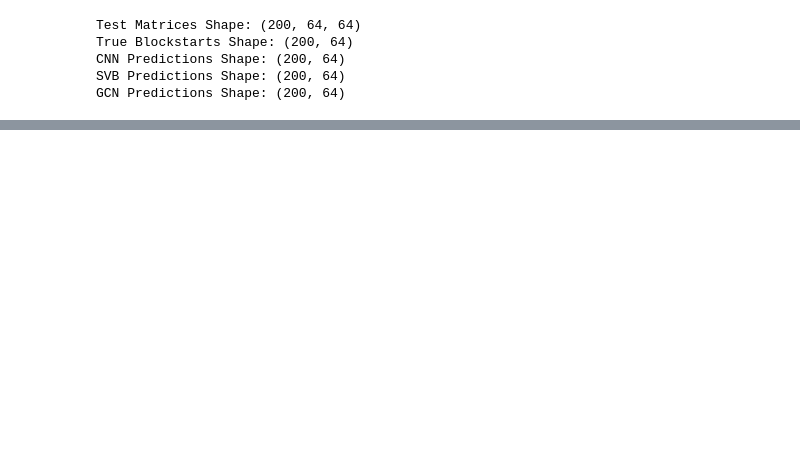
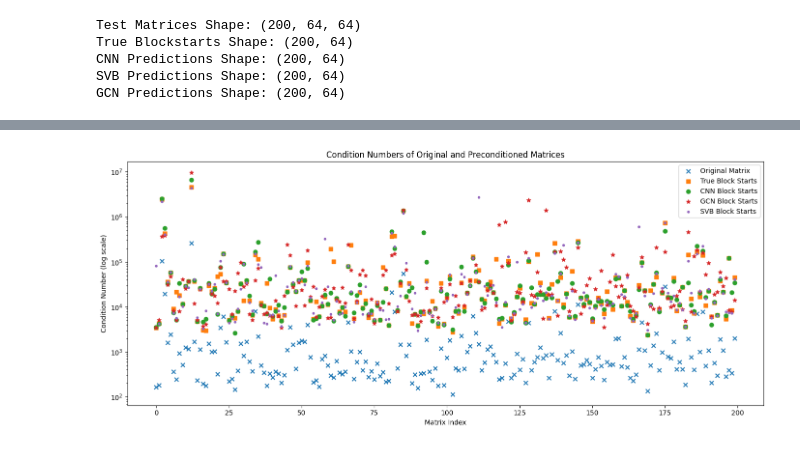
Before and after one commit to 24io/opencampus-ai-project, a Jupyter notebook: notebook_5_solving_with_GMRES.ipynb, the cells around one changed output, grey strips where cells are left out. Cells and saved outputs as stored; diff of their text form; code cells hidden in the pictures; blank space fills up the shorter version.

```diff
--- a/notebook_5_solving_with_GMRES.ipynb
+++ b/notebook_5_solving_with_GMRES.ipynb
@@ -261,0 +175,17 @@ condition_numbers_df = pd.DataFrame(results)
+# %%
+# Scatterplot of condition numbers
+plt.figure(figsize=(14, 6))
+plt.scatter(range(len(cond_orig)), cond_orig, label='Original Matrix', marker='x')
+plt.scatter(range(len(cond_true)), cond_true, label='True Block Starts', marker='s')
+plt.scatter(range(len(cond_cnn)), cond_cnn, label='CNN Block Starts', marker='o')
+plt.scatter(range(len(cond_gcn)), cond_gcn, label='GCN Block Starts', marker='*')
+plt.scatter(range(len(cond_svb)), cond_svb, label='SVB Block Starts', marker='.')
+plt.xlabel('Matrix Index')
+plt.ylabel('Condition Number (log scale)')
+plt.gca().set_yscale('log')
+plt.title('Condition Numbers of Original and Preconditioned Matrices')
+plt.legend()
+plt.tight_layout()
+plt.show()
+# %% [output]
+[figure, added]
```
Also changed, not shown: parts of 21 cells of this notebook.
